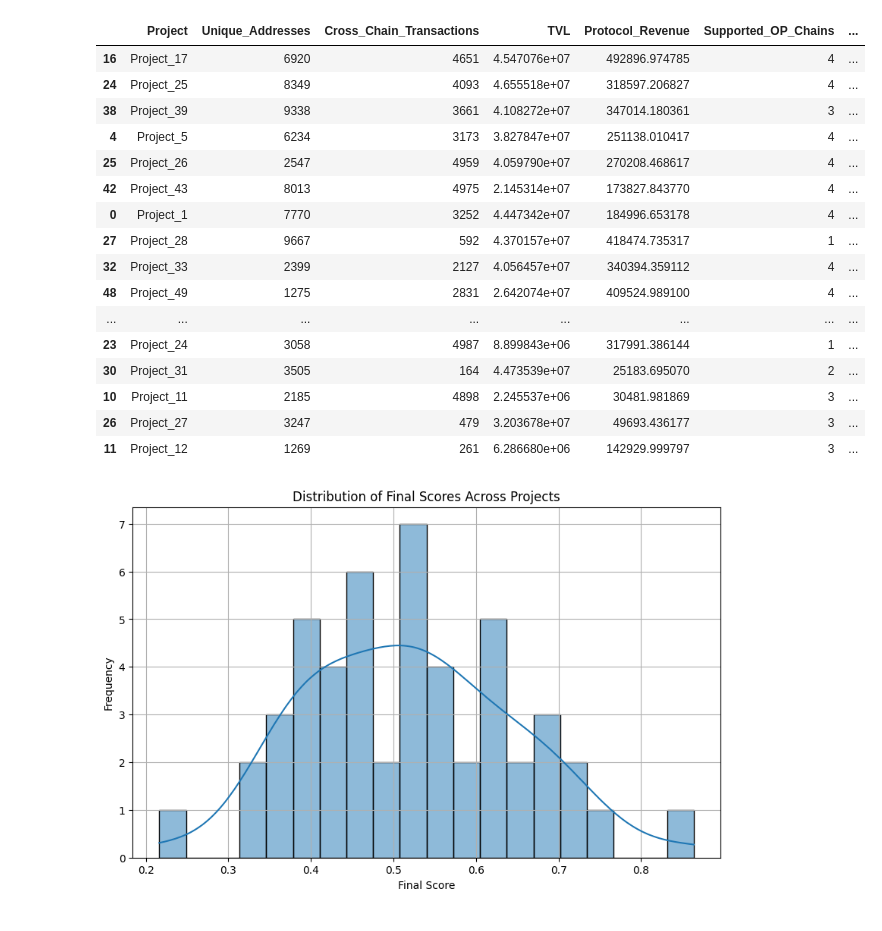
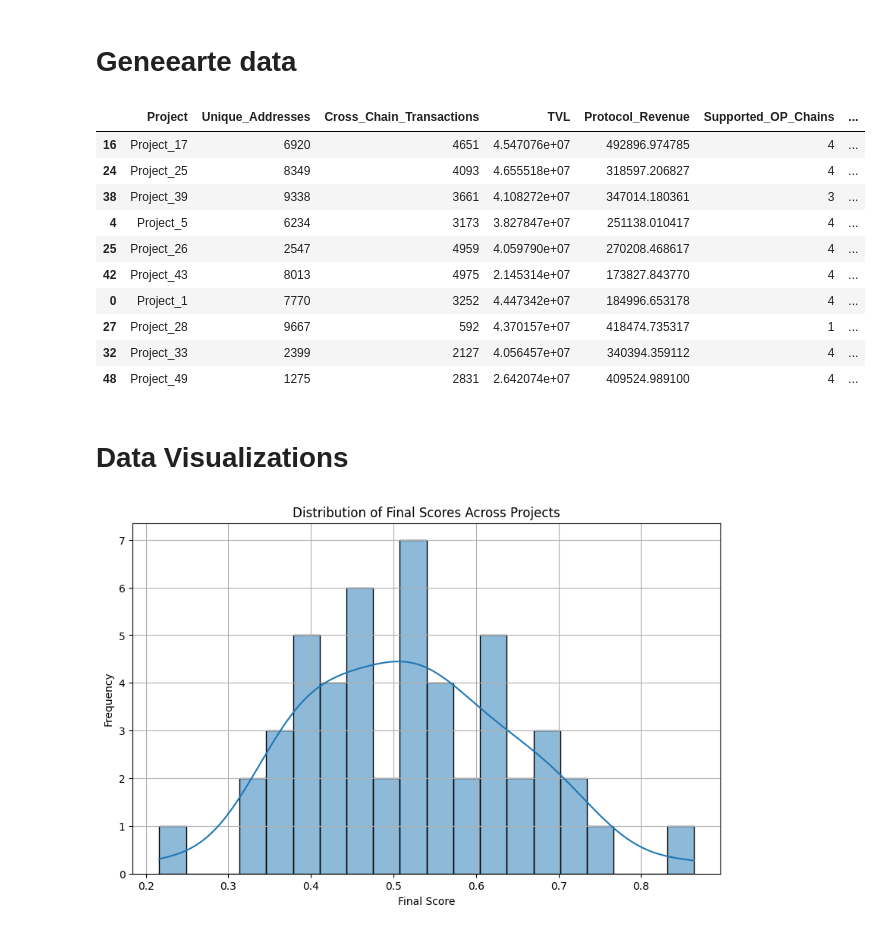
Before and after one commit to GovXS/feature-based-voting, a Jupyter notebook: feature-design.ipynb, the cells around one changed output. Drawn from its saved outputs; the diff is of its cells as text; code cells hidden in the pictures.

```diff
--- a/feature-design.ipynb
+++ b/feature-design.ipynb
@@ -1,3 +1,5 @@
+# %% [markdown]
+# Geneearte data
 # %%
 import pandas as pd
 import numpy as np
@@ -16,51 +18,47 @@ data = {
     "Unique_Addresses": np.random.randint(500, 10000, num_projects),
     "Cross_Chain_Transactions": np.random.randint(100, 5000, num_projects),
     "TVL": np.random.uniform(1e6, 50e6, num_projects),  # Simulated in USD
     "Protocol_Revenue": np.random.uniform(5000, 500000, num_projects),  # Revenue in USD
     "Supported_OP_Chains": np.random.randint(1, 5, num_projects),  # Number of OP Chains
     "Volume_Bridged": np.random.uniform(1e5, 20e6, num_projects)  # Bridged volume in USD
 }
 
 # Convert to DataFrame
 df = pd.DataFrame(data)
 
 # Normalize & Weight Metrics for Scoring
 weights = {
     "Unique_Addresses": 0.20,
     "Cross_Chain_Transactions": 0.15,
     "TVL": 0.20,
     "Protocol_Revenue": 0.15,
     "Supported_OP_Chains": 0.15,
     "Volume_Bridged": 0.15
 }
 
 # Min-Max Normalization
 for metric in weights.keys():
     df[f"Norm_{metric}"] = (df[metric] - df[metric].min()) / (df[metric].max() - df[metric].min())
 
 # Calculate Weighted Score
 df["Final_Score"] = sum(df[f"Norm_{metric}"] * weight for metric, weight in weights.items())
 
 # Sort projects by highest impact score
 df_sorted = df.sort_values(by="Final_Score", ascending=False)
+
+df_sorted.head(10)
+# %% [output]
+|  | Project | Unique_Addresses | Cross_Chain_Transactions | TVL | Protocol_Revenue | Supported_OP_Chains | ... |
+| 16 | Project_17 | 6920 | 4651 | 4.547076e+07 | 492896.974785 | 4 | ... |
+| 24 | Project_25 | 8349 | 4093 | 4.655518e+07 | 318597.206827 | 4 | ... |
+| 38 | Project_39 | 9338 | 3661 | 4.108272e+07 | 347014.180361 | 3 | ... |
+| 4 | Project_5 | 6234 | 3173 | 3.827847e+07 | 251138.010417 | 4 | ... |
+| 25 | Project_26 | 2547 | 4959 | 4.059790e+07 | 270208.468617 | 4 | ... |
+| 42 | Project_43 | 8013 | 4975 | 2.145314e+07 | 173827.843770 | 4 | ... |
+| 0 | Project_1 | 7770 | 3252 | 4.447342e+07 | 184996.653178 | 4 | ... |
+| 27 | Project_28 | 9667 | 592 | 4.370157e+07 | 418474.735317 | 1 | ... |
+| 32 | Project_33 | 2399 | 2127 | 4.056457e+07 | 340394.359112 | 4 | ... |
+| 48 | Project_49 | 1275 | 2831 | 2.642074e+07 | 409524.989100 | 4 | ... |
-# %%
-df_sorted
-# %% [output]
-|  | Project | Unique_Addresses | Cross_Chain_Transactions | TVL | Protocol_Revenue | Supported_OP_Chains | ... |
-| 16 | Project_17 | 6920 | 4651 | 4.547076e+07 | 492896.974785 | 4 | ... |
-| 24 | Project_25 | 8349 | 4093 | 4.655518e+07 | 318597.206827 | 4 | ... |
-| 38 | Project_39 | 9338 | 3661 | 4.108272e+07 | 347014.180361 | 3 | ... |
-| 4 | Project_5 | 6234 | 3173 | 3.827847e+07 | 251138.010417 | 4 | ... |
-| 25 | Project_26 | 2547 | 4959 | 4.059790e+07 | 270208.468617 | 4 | ... |
-| 42 | Project_43 | 8013 | 4975 | 2.145314e+07 | 173827.843770 | 4 | ... |
-| 0 | Project_1 | 7770 | 3252 | 4.447342e+07 | 184996.653178 | 4 | ... |
-| 27 | Project_28 | 9667 | 592 | 4.370157e+07 | 418474.735317 | 1 | ... |
-| 32 | Project_33 | 2399 | 2127 | 4.056457e+07 | 340394.359112 | 4 | ... |
-| 48 | Project_49 | 1275 | 2831 | 2.642074e+07 | 409524.989100 | 4 | ... |
-| ... | ... | ... | ... | ... | ... | ... | ... |
-| 23 | Project_24 | 3058 | 4987 | 8.899843e+06 | 317991.386144 | 1 | ... |
-| 30 | Project_31 | 3505 | 164 | 4.473539e+07 | 25183.695070 | 2 | ... |
-| 10 | Project_11 | 2185 | 4898 | 2.245537e+06 | 30481.981869 | 3 | ... |
-| 26 | Project_27 | 3247 | 479 | 3.203678e+07 | 49693.436177 | 3 | ... |
-| 11 | Project_12 | 1269 | 261 | 6.286680e+06 | 142929.999797 | 3 | ... |
+# %% [markdown]
+# Data Visualizations
 # %%
```
Also changed, not shown: parts of 8 cells of this notebook, 1 other file.
